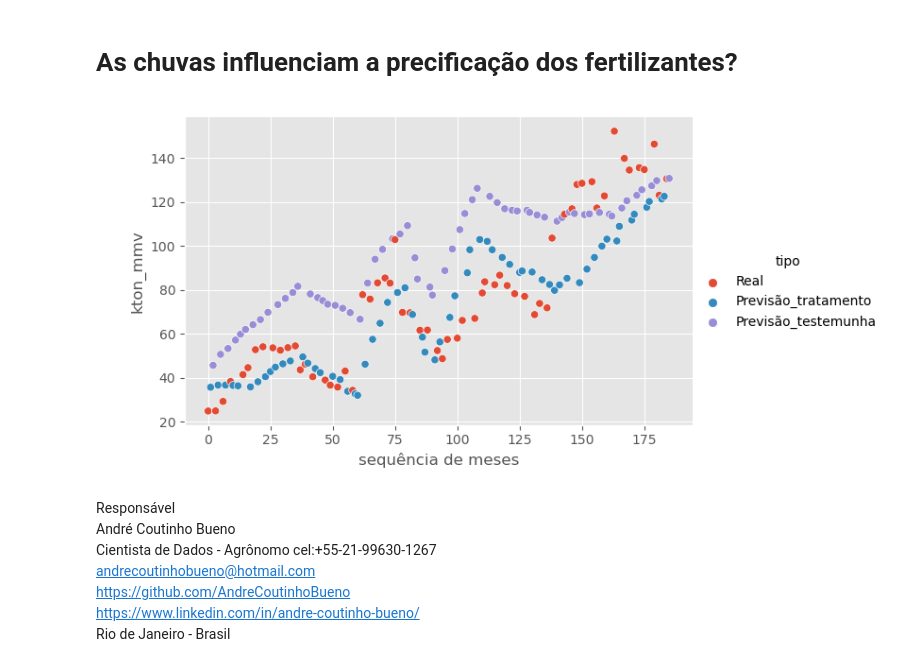
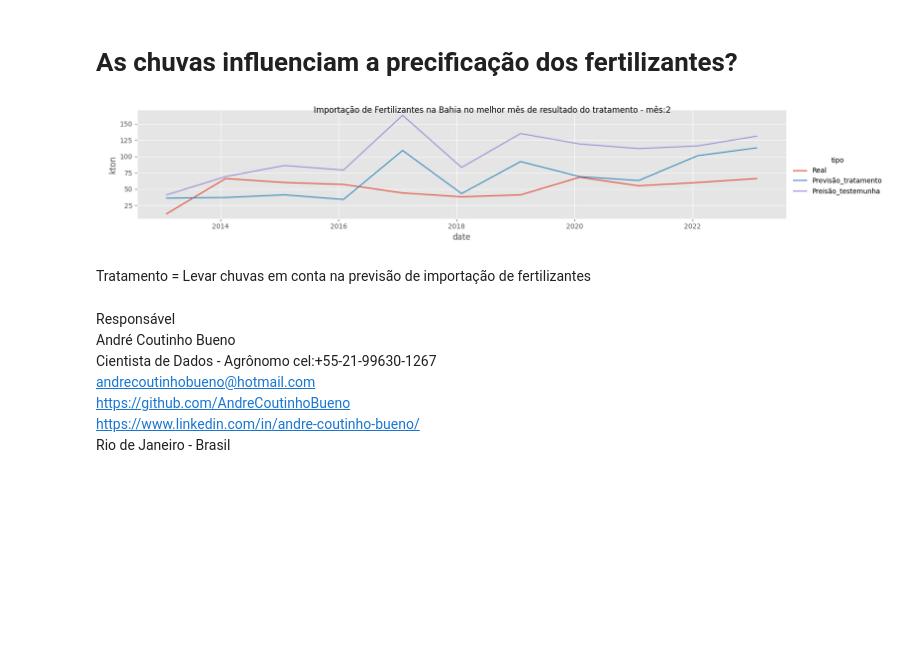
Before and after one commit to AndreCoutinhoBueno/Pricing-Fertilizer, a Jupyter notebook: Capa.ipynb, the cells around one changed output. Saved outputs shown, nothing was run; the diff lists cells and outputs as text; code cells hidden in the pictures; blank space fills up the shorter version.

```diff
--- a/Capa.ipynb
+++ b/Capa.ipynb
@@ -2,9 +2,11 @@
 # As chuvas influenciam a precificação dos fertilizantes?
 # %%
 from IPython.display import Image
-Image("best_result.png")
+Image("best.png")
 # %% [output]
-[figure, old version]
+[figure, new version]
+# %% [markdown]
+Tratamento = Levar chuvas em conta na previsão de importação de fertilizantes
 # %% [markdown]
 Responsável
 André Coutinho Bueno
```
Also changed, not shown: 3 other files.
